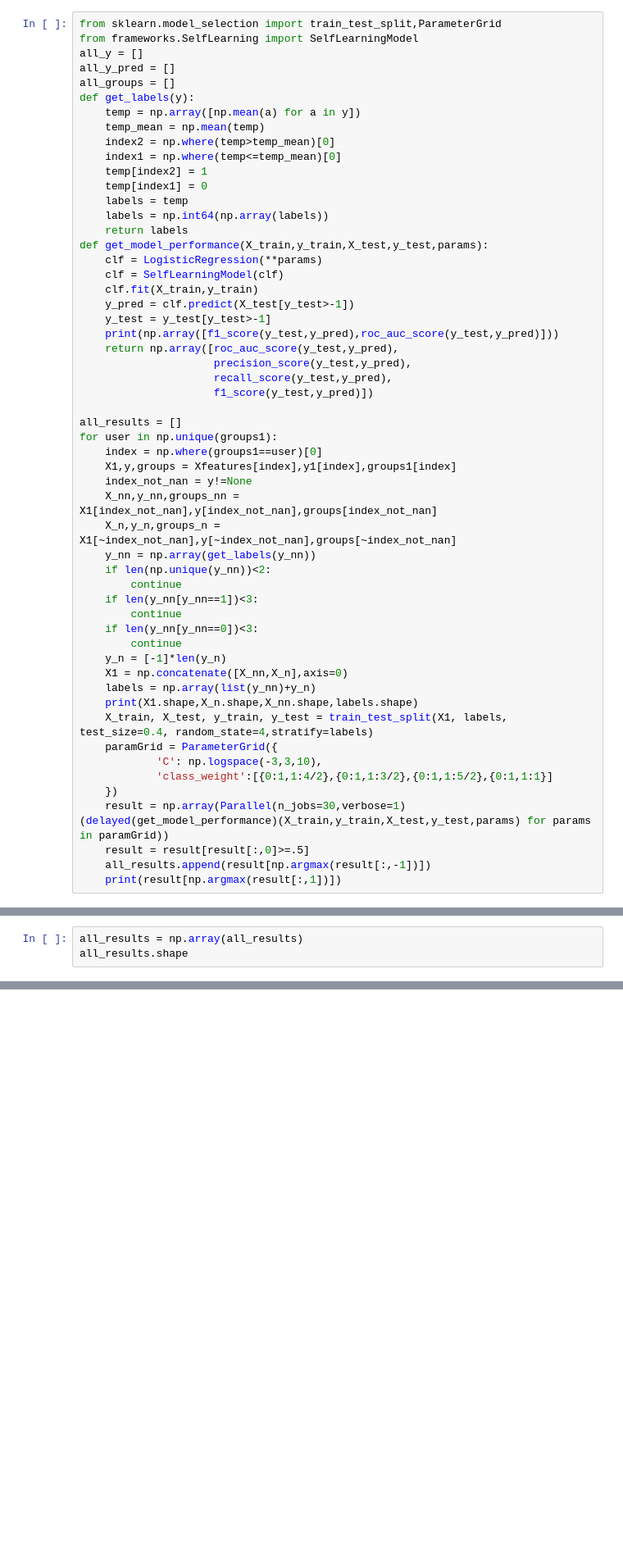
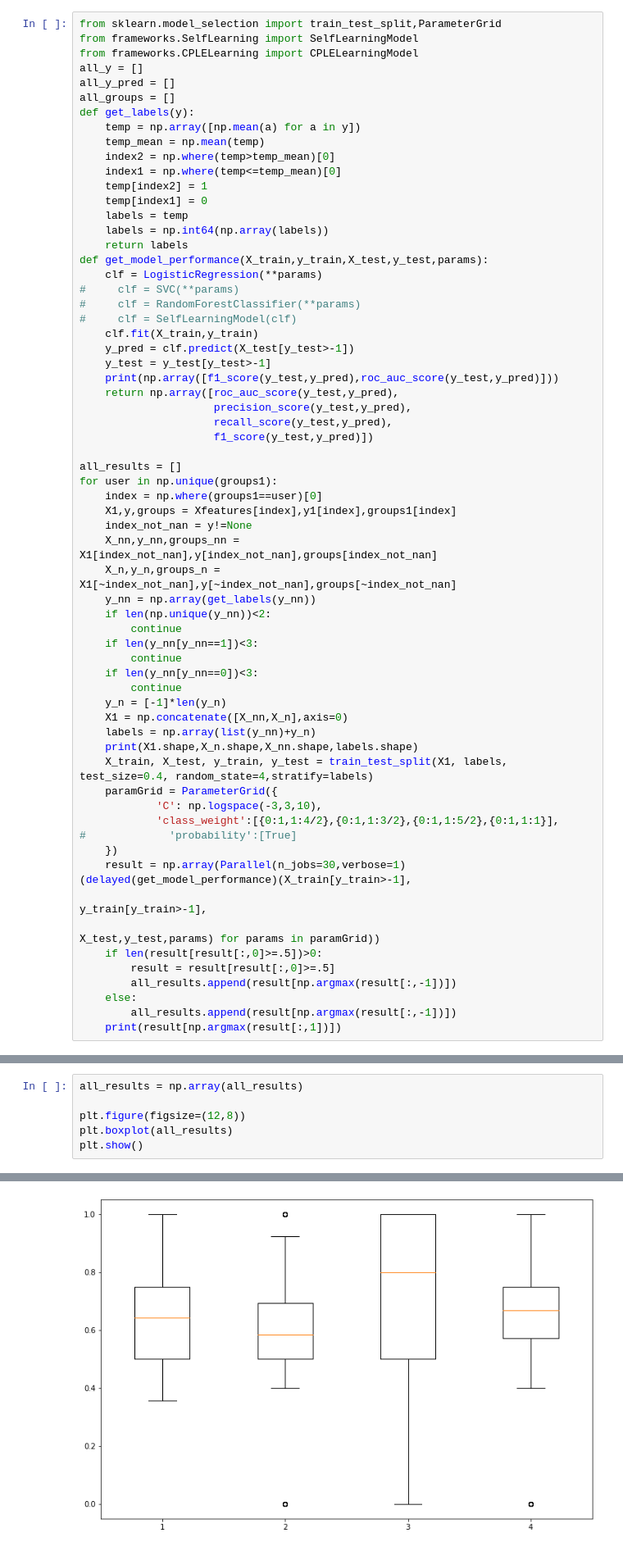
Before and after one commit to aungkonazim/EMA-Prediction-field, a Jupyter notebook: code/preprocess_data_for_cple_learning.ipynb, the cells around one changed output, grey strips where cells are left out. Shown at 82% size. Saved outputs shown, nothing was run; the diff lists cells and outputs as text; blank space fills up the shorter version.

Commit message:
checkpoint for models

```diff
--- a/code/preprocess_data_for_cple_likelihood.ipynb
+++ b/code/preprocess_data_for_cple_learning.ipynb
@@ -180,6 +180,7 @@ Xfeatures = np.array(Parallel(n_jobs=30,verbose=1)(delayed(get_features1)(x) for
 # %%
 from sklearn.model_selection import train_test_split,ParameterGrid
 from frameworks.SelfLearning import SelfLearningModel
+from frameworks.CPLELearning import CPLELearningModel
 all_y = []
 all_y_pred = []
 all_groups = []
@@ -195,7 +196,9 @@ def get_labels(y):
     return labels
 def get_model_performance(X_train,y_train,X_test,y_test,params):
     clf = LogisticRegression(**params)
-    clf = SelfLearningModel(clf)
+#     clf = SVC(**params)
+#     clf = RandomForestClassifier(**params)
+#     clf = SelfLearningModel(clf)
     clf.fit(X_train,y_train)
     y_pred = clf.predict(X_test[y_test>-1])
     y_test = y_test[y_test>-1]
@@ -226,11 +229,17 @@ for user in np.unique(groups1):
     X_train, X_test, y_train, y_test = train_test_split(X1, labels, test_size=0.4, random_state=4,stratify=labels)
     paramGrid = ParameterGrid({
             'C': np.logspace(-3,3,10),
-            'class_weight':[{0:1,1:4/2},{0:1,1:3/2},{0:1,1:5/2},{0:1,1:1}]
+            'class_weight':[{0:1,1:4/2},{0:1,1:3/2},{0:1,1:5/2},{0:1,1:1}],
+#             'probability':[True]
     })
-    result = np.array(Parallel(n_jobs=30,verbose=1)(delayed(get_model_performance)(X_train,y_train,X_test,y_test,params) for params in paramGrid))
-    result = result[result[:,0]>=.5]
-    all_results.append(result[np.argmax(result[:,-1])])
+    result = np.array(Parallel(n_jobs=30,verbose=1)(delayed(get_model_performance)(X_train[y_train>-1],
+                                                                                   y_train[y_train>-1],
+                                                                                  X_test,y_test,params) for params in paramGrid))
+    if len(result[result[:,0]>=.5])>0:
+        result = result[result[:,0]>=.5]
+        all_results.append(result[np.argmax(result[:,-1])])
+    else:
+        all_results.append(result[np.argmax(result[:,-1])])
     print(result[np.argmax(result[:,1])])
 # %% [output]
 (15803, 15) (15783, 15) (20, 15) (15803,)
@@ -267,4 +284,7 @@ for user in np.unique(groups1):
 # %%
 all_results = np.array(all_results)
-all_results.shape
+
+plt.figure(figsize=(12,8))
+plt.boxplot(all_results)
+plt.show()
 # %% [output]
@@ -271,0 +291 @@ all_results.shape
+[figure, added]
```
Also changed, not shown: parts of 9 cells of this notebook, 2 other files.
